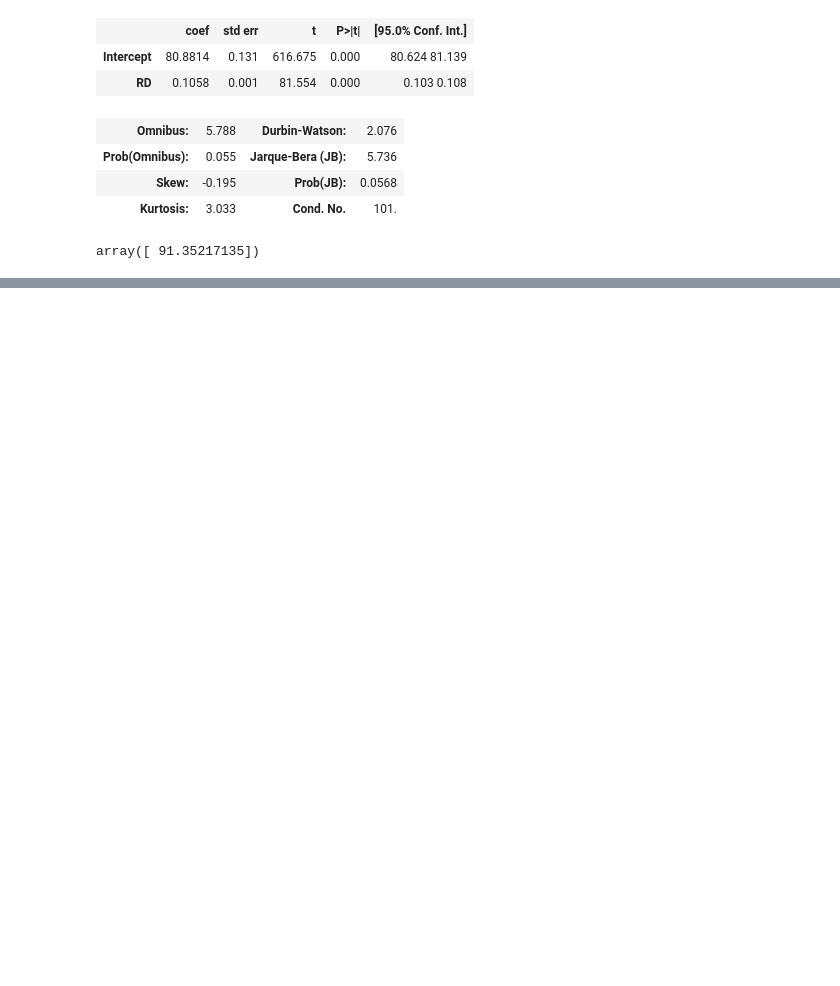
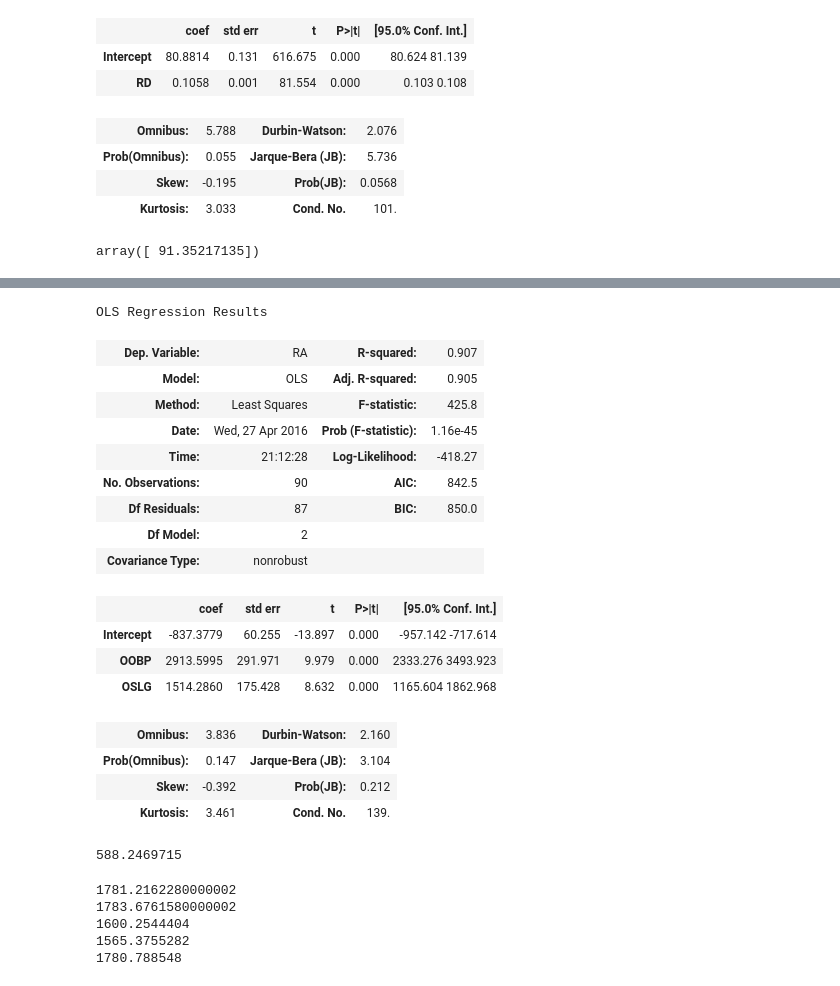
Before and after one commit to ChuyuHsu/The-Analytics-Edge-Practice, a Jupyter notebook: Unit2-Money-Ball.ipynb, the cells around one changed output, grey strips where cells are left out. Drawn from its saved outputs; the diff is of its cells as text; code cells hidden in the pictures; blank space fills up the shorter version.

```diff
--- a/Unit2-Money-Ball.ipynb
+++ b/Unit2-Money-Ball.ipynb
@@ -70,0 +99,41 @@ array([ 91.35217135])
+# %%
+RunsAllows = sm.ols(formula="RA ~ OOBP + OSLG", data=moneyball).fit()
+# %%
+RunsAllows.summary()
+# %% [output]
+OLS Regression Results
+| Dep. Variable: | RA | R-squared: | 0.907 |
+| Model: | OLS | Adj. R-squared: | 0.905 |
+| Method: | Least Squares | F-statistic: | 425.8 |
+| Date: | Wed, 27 Apr 2016 | Prob (F-statistic): | 1.16e-45 |
+| Time: | 21:12:28 | Log-Likelihood: | -418.27 |
+| No. Observations: | 90 | AIC: | 842.5 |
+| Df Residuals: | 87 | BIC: | 850.0 |
+| Df Model: | 2 |  |  |
+| Covariance Type: | nonrobust |  |  |
+|  | coef | std err | t | P>|t| | [95.0% Conf. Int.] |
+| Intercept | -837.3779 | 60.255 | -13.897 | 0.000 | -957.142 -717.614 |
+| OOBP | 2913.5995 | 291.971 | 9.979 | 0.000 | 2333.276 3493.923 |
+| OSLG | 1514.2860 | 175.428 | 8.632 | 0.000 | 1165.604 1862.968 |
+| Omnibus: | 3.836 | Durbin-Watson: | 2.160 |
+| Prob(Omnibus): | 0.147 | Jarque-Bera (JB): | 3.104 |
+| Skew: | -0.392 | Prob(JB): | 0.212 |
+| Kurtosis: | 3.461 | Cond. No. | 139. |
+# %%
+d = pd.Series({"OOBP": 0.311, "OSLG": 0.405})
+# RunsAllows.predict(baseball)
+-837.3779 + 0.297 * 2913.5995 + 1514.2860 * 0.370
+# %% [output]
+588.2469715
+# %%
+stats = [(0.338, 0.54), (0.391, 0.45),
+         (0.368, 0.374), (0.313, 0.447),
+         (0.361, 0.500)]
+for OBP, SLG in stats:
+    print(2737.7680 * OBP + 1584.9086 * SLG)
+# %% [output]
+1781.2162280000002
+1783.6761580000002
+1600.2544404
+1565.3755282
+1780.788548
```
Also changed, not shown: parts of 11 cells of this notebook, 1 other file.
